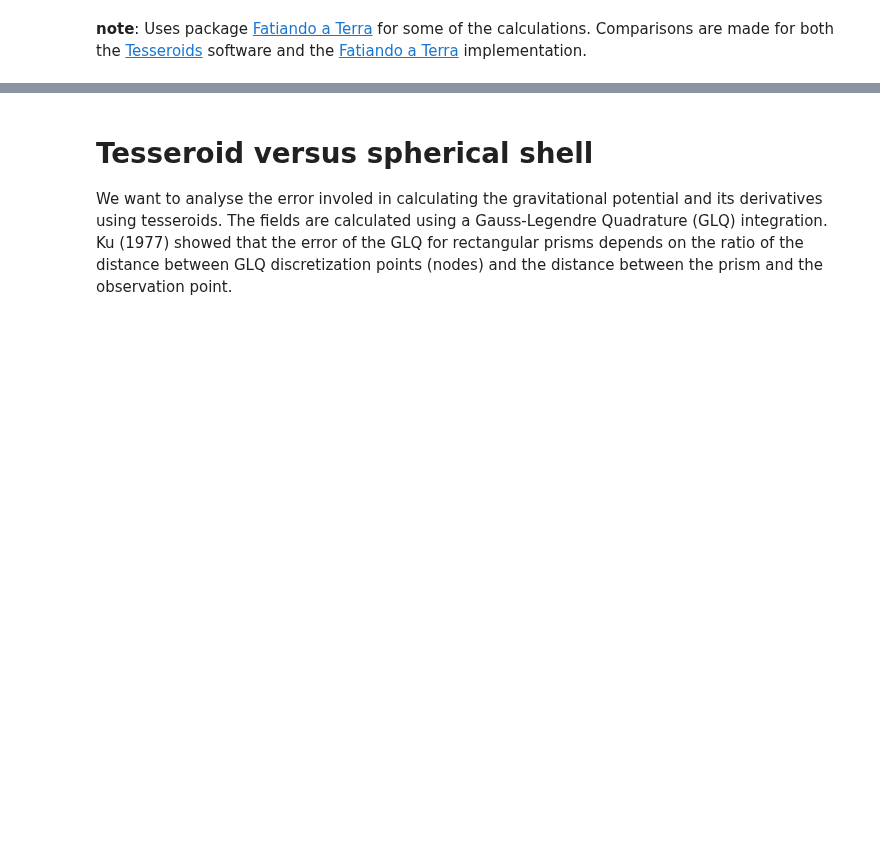
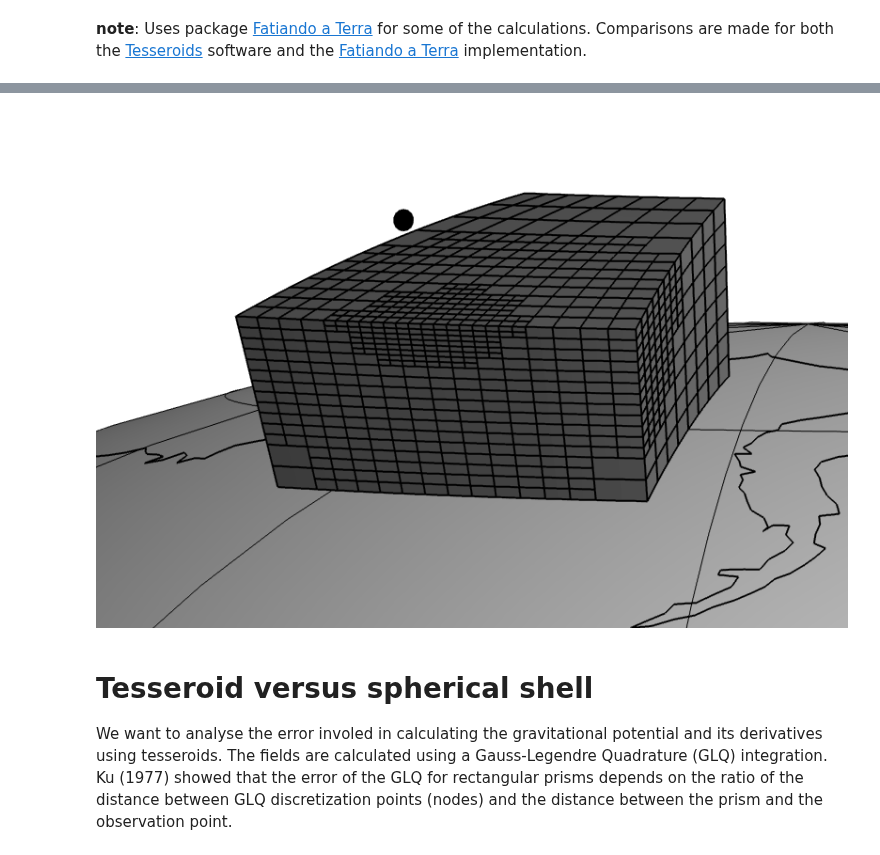
Before and after one commit to pinga-lab/paper-tesseroids, a Jupyter notebook: notebooks/tesseroid_vs_spherical_shell.ipynb, the cells around one changed output, grey strips where cells are left out. Cells and saved outputs as stored; diff of their text form; code cells hidden in the pictures; blank space fills up the shorter version.

```diff
--- a/notebooks/tesseroid_vs_spherical_shell.ipynb
+++ b/notebooks/tesseroid_vs_spherical_shell.ipynb
@@ -31,3 +108,7 @@ and the [Fatiando a Terra](https://github.com/leouieda/fatiando) implementation.
+# %%
+Image(filename='tesseroid-split2.png')
+# %% [output]
+[figure, added]
 # %% [markdown]
 # Tesseroid versus spherical shell
 
```
Also changed, not shown: parts of 12 cells of this notebook, 10 other files.
